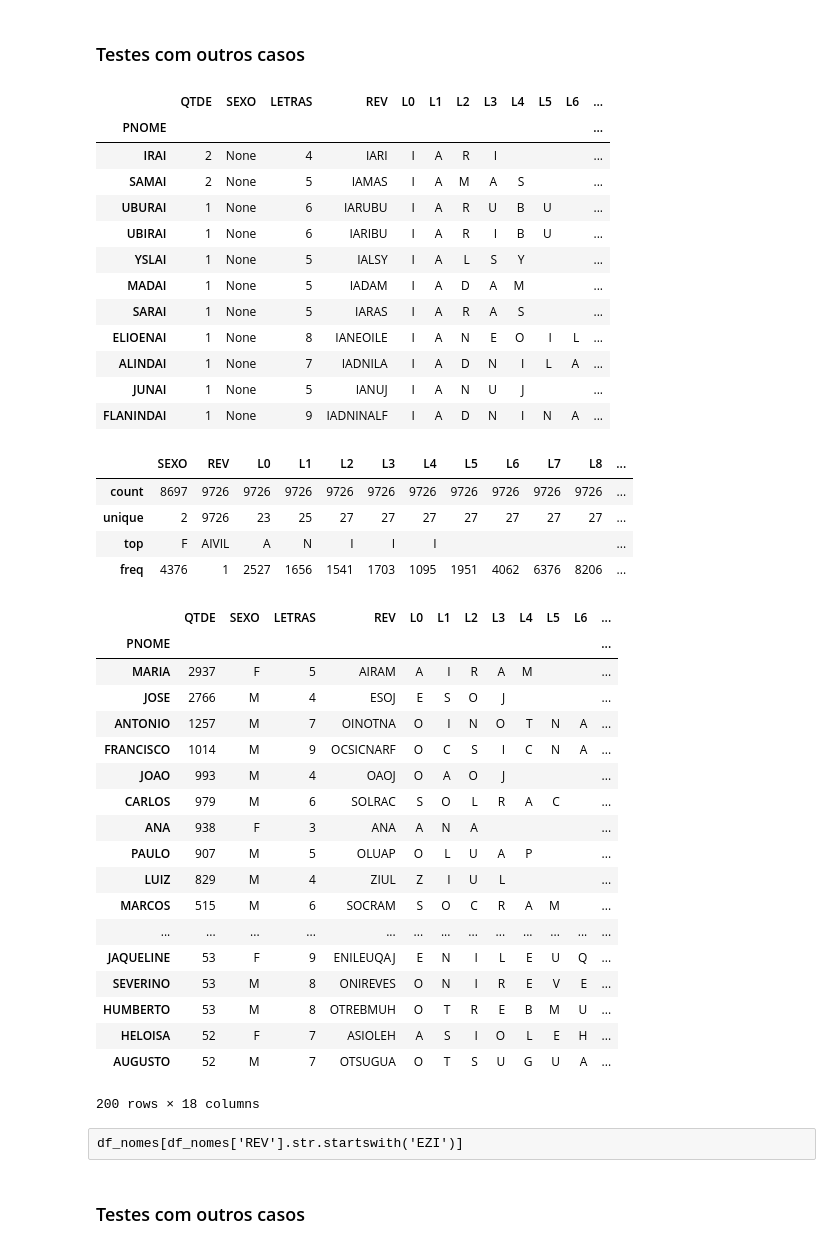
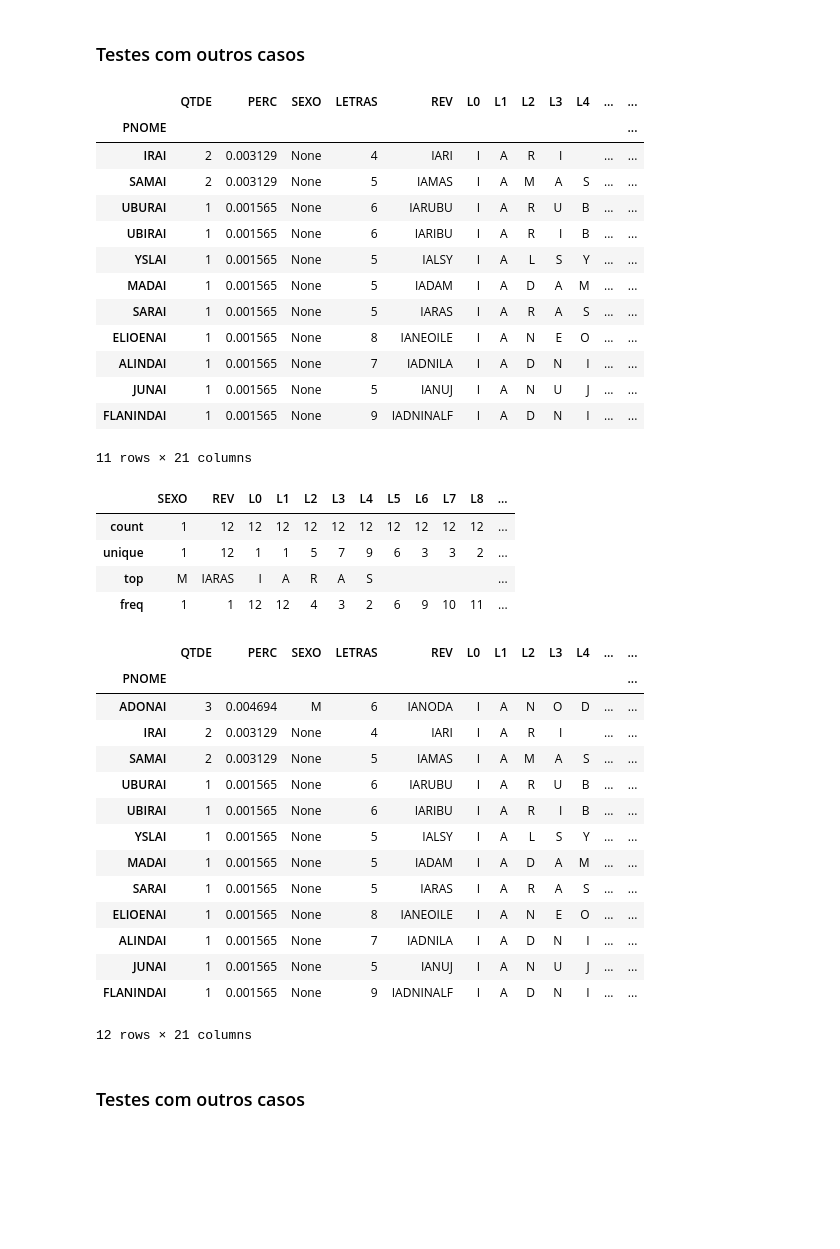
Before and after one commit to hjort/analise-pessoas-brasil, a Jupyter notebook: 51-rotulagem-genero-nome.ipynb, the cells around one changed output. Drawn from its saved outputs; the diff is of its cells as text; code cells hidden in the pictures; blank space fills up the shorter version.

```diff
--- a/51-rotulagem-genero-nome.ipynb
+++ b/51-rotulagem-genero-nome.ipynb
@@ -172,7 +189,7 @@ sufixos = [
 
 for suf in sufixos:
     rev = suf[::-1]
-    df_nomes.loc[df_nomes['REV'].str.startswith(rev), 'SEXO'] = 'F'
+    df.loc[df['REV'].str.startswith(rev), 'SEXO'] = 'F'
 # %% [markdown]
 ### 8) Nomes Masculinos ainda não classificados ou reclassificados
 # %% [raw]
@@ -196,7 +213,7 @@ with open('nomes-masculinos.txt', 'r') as f:
 # %%
 for nome in nomes:
     rev = nome[::-1]
-    df_nomes.loc[df_nomes['REV'] == rev, 'SEXO'] = 'M'
+    df.loc[df['REV'] == rev, 'SEXO'] = 'M'
 # %% [markdown]
 ### 9) Nomes Femininos ainda não classificados ou reclassificados
 # %% [raw]
@@ -220,7 +237,7 @@ with open('nomes-femininos.txt', 'r') as f:
 # %%
 for nome in nomes:
     rev = nome[::-1]
-    df_nomes.loc[df_nomes['REV'] == rev, 'SEXO'] = 'F'
+    df.loc[df['REV'] == rev, 'SEXO'] = 'F'
 # %% [markdown]
 ### Casos indefinidos
 # %%
@@ -247,54 +265,49 @@ df_nomes[df_nomes['SEXO'].isnull()].head(30)
 # %% [markdown]
 ### Testes com outros casos
 # %%
-df = df_nomes[df_nomes['REV'].str.startswith('IA')]
+df = df[df['REV'].str.startswith('IA')]
 
 df[df['SEXO'].isnull()].head(100)
 # %% [output]
-|  | QTDE | SEXO | LETRAS | REV | L0 | L1 | L2 | L3 | L4 | L5 | L6 | ... |
+|  | QTDE | PERC | SEXO | LETRAS | REV | L0 | L1 | L2 | L3 | L4 | ... | ... |
 | PNOME |  |  |  |  |  |  |  |  |  |  |  | ... |
-| IRAI | 2 | None | 4 | IARI | I | A | R | I |  |  |  | ... |
-| SAMAI | 2 | None | 5 | IAMAS | I | A | M | A | S |  |  | ... |
-| UBURAI | 1 | None | 6 | IARUBU | I | A | R | U | B | U |  | ... |
-| UBIRAI | 1 | None | 6 | IARIBU | I | A | R | I | B | U |  | ... |
-| YSLAI | 1 | None | 5 | IALSY | I | A | L | S | Y |  |  | ... |
-| MADAI | 1 | None | 5 | IADAM | I | A | D | A | M |  |  | ... |
-| SARAI | 1 | None | 5 | IARAS | I | A | R | A | S |  |  | ... |
-| ELIOENAI | 1 | None | 8 | IANEOILE | I | A | N | E | O | I | L | ... |
-| ALINDAI | 1 | None | 7 | IADNILA | I | A | D | N | I | L | A | ... |
-| JUNAI | 1 | None | 5 | IANUJ | I | A | N | U | J |  |  | ... |
-| FLANINDAI | 1 | None | 9 | IADNINALF | I | A | D | N | I | N | A | ... |
+| IRAI | 2 | 0.003129 | None | 4 | IARI | I | A | R | I |  | ... | ... |
+| SAMAI | 2 | 0.003129 | None | 5 | IAMAS | I | A | M | A | S | ... | ... |
+| UBURAI | 1 | 0.001565 | None | 6 | IARUBU | I | A | R | U | B | ... | ... |
+| UBIRAI | 1 | 0.001565 | None | 6 | IARIBU | I | A | R | I | B | ... | ... |
+| YSLAI | 1 | 0.001565 | None | 5 | IALSY | I | A | L | S | Y | ... | ... |
+| MADAI | 1 | 0.001565 | None | 5 | IADAM | I | A | D | A | M | ... | ... |
+| SARAI | 1 | 0.001565 | None | 5 | IARAS | I | A | R | A | S | ... | ... |
+| ELIOENAI | 1 | 0.001565 | None | 8 | IANEOILE | I | A | N | E | O | ... | ... |
+| ALINDAI | 1 | 0.001565 | None | 7 | IADNILA | I | A | D | N | I | ... | ... |
+| JUNAI | 1 | 0.001565 | None | 5 | IANUJ | I | A | N | U | J | ... | ... |
+| FLANINDAI | 1 | 0.001565 | None | 9 | IADNINALF | I | A | D | N | I | ... | ... |
+11 rows × 21 columns
 # %%
-df_nomes.describe(include=['O'])
+df.describe(include=['O'])
 # %% [output]
 |  | SEXO | REV | L0 | L1 | L2 | L3 | L4 | L5 | L6 | L7 | L8 | ... |
-| count | 8697 | 9726 | 9726 | 9726 | 9726 | 9726 | 9726 | 9726 | 9726 | 9726 | 9726 | ... |
-| unique | 2 | 9726 | 23 | 25 | 27 | 27 | 27 | 27 | 27 | 27 | 27 | ... |
-| top | F | AIVIL | A | N | I | I | I |  |  |  |  | ... |
-| freq | 4376 | 1 | 2527 | 1656 | 1541 | 1703 | 1095 | 1951 | 4062 | 6376 | 8206 | ... |
+| count | 1 | 12 | 12 | 12 | 12 | 12 | 12 | 12 | 12 | 12 | 12 | ... |
+| unique | 1 | 12 | 1 | 1 | 5 | 7 | 9 | 6 | 3 | 3 | 2 | ... |
+| top | M | IARAS | I | A | R | A | S |  |  |  |  | ... |
+| freq | 1 | 1 | 12 | 12 | 4 | 3 | 2 | 6 | 9 | 10 | 11 | ... |
 # %%
-df_nomes.head(200)
+df.head(200)
 # %% [output]
-|  | QTDE | SEXO | LETRAS | REV | L0 | L1 | L2 | L3 | L4 | L5 | L6 | ... |
+|  | QTDE | PERC | SEXO | LETRAS | REV | L0 | L1 | L2 | L3 | L4 | ... | ... |
 | PNOME |  |  |  |  |  |  |  |  |  |  |  | ... |
-| MARIA | 2937 | F | 5 | AIRAM | A | I | R | A | M |  |  | ... |
-| JOSE | 2766 | M | 4 | ESOJ | E | S | O | J |  |  |  | ... |
-| ANTONIO | 1257 | M | 7 | OINOTNA | O | I | N | O | T | N | A | ... |
-| FRANCISCO | 1014 | M | 9 | OCSICNARF | O | C | S | I | C | N | A | ... |
-| JOAO | 993 | M | 4 | OAOJ | O | A | O | J |  |  |  | ... |
-| CARLOS | 979 | M | 6 | SOLRAC | S | O | L | R | A | C |  | ... |
-| ANA | 938 | F | 3 | ANA | A | N | A |  |  |  |  | ... |
-| PAULO | 907 | M | 5 | OLUAP | O | L | U | A | P |  |  | ... |
-| LUIZ | 829 | M | 4 | ZIUL | Z | I | U | L |  |  |  | ... |
-| MARCOS | 515 | M | 6 | SOCRAM | S | O | C | R | A | M |  | ... |
-| ... | ... | ... | ... | ... | ... | ... | ... | ... | ... | ... | ... | ... |
-| JAQUELINE | 53 | F | 9 | ENILEUQAJ | E | N | I | L | E | U | Q | ... |
-| SEVERINO | 53 | M | 8 | ONIREVES | O | N | I | R | E | V | E | ... |
-| HUMBERTO | 53 | M | 8 | OTREBMUH | O | T | R | E | B | M | U | ... |
-| HELOISA | 52 | F | 7 | ASIOLEH | A | S | I | O | L | E | H | ... |
-| AUGUSTO | 52 | M | 7 | OTSUGUA | O | T | S | U | G | U | A | ... |
+| ADONAI | 3 | 0.004694 | M | 6 | IANODA | I | A | N | O | D | ... | ... |
+| IRAI | 2 | 0.003129 | None | 4 | IARI | I | A | R | I |  | ... | ... |
+| SAMAI | 2 | 0.003129 | None | 5 | IAMAS | I | A | M | A | S | ... | ... |
+| UBURAI | 1 | 0.001565 | None | 6 | IARUBU | I | A | R | U | B | ... | ... |
+| UBIRAI | 1 | 0.001565 | None | 6 | IARIBU | I | A | R | I | B | ... | ... |
+| YSLAI | 1 | 0.001565 | None | 5 | IALSY | I | A | L | S | Y | ... | ... |
+| MADAI | 1 | 0.001565 | None | 5 | IADAM | I | A | D | A | M | ... | ... |
+| SARAI | 1 | 0.001565 | None | 5 | IARAS | I | A | R | A | S | ... | ... |
+| ELIOENAI | 1 | 0.001565 | None | 8 | IANEOILE | I | A | N | E | O | ... | ... |
+| ALINDAI | 1 | 0.001565 | None | 7 | IADNILA | I | A | D | N | I | ... | ... |
+| JUNAI | 1 | 0.001565 | None | 5 | IANUJ | I | A | N | U | J | ... | ... |
+| FLANINDAI | 1 | 0.001565 | None | 9 | IADNINALF | I | A | D | N | I | ... | ... |
-200 rows × 18 columns
+12 rows × 21 columns
-# %% [raw]
-df_nomes[df_nomes['REV'].str.startswith('EZI')]
 # %% [markdown]
 ### Testes com outros casos
```
Also changed, not shown: parts of 23 cells of this notebook, 13 other files.
